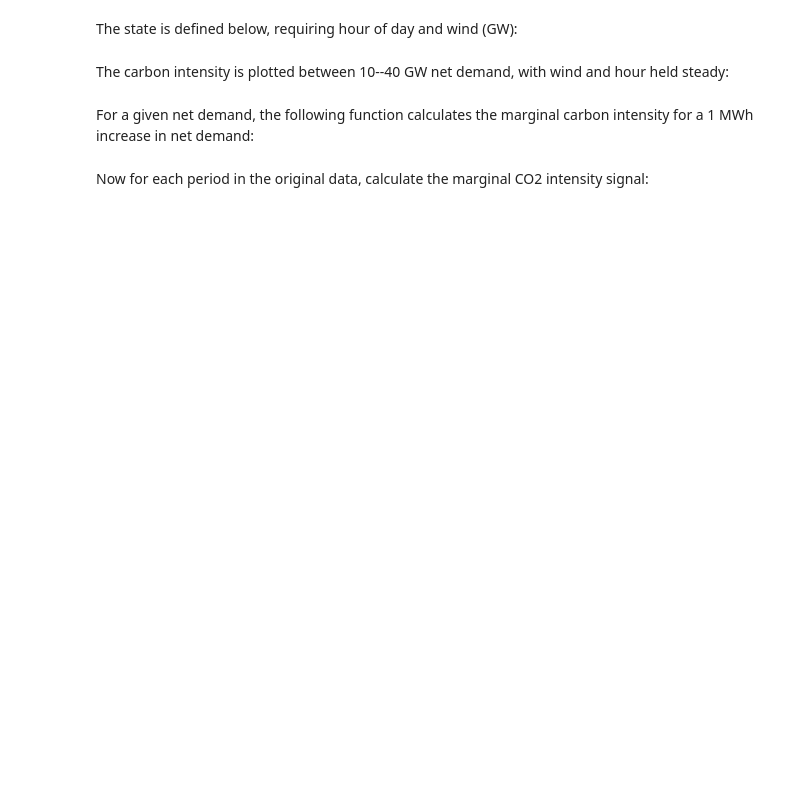
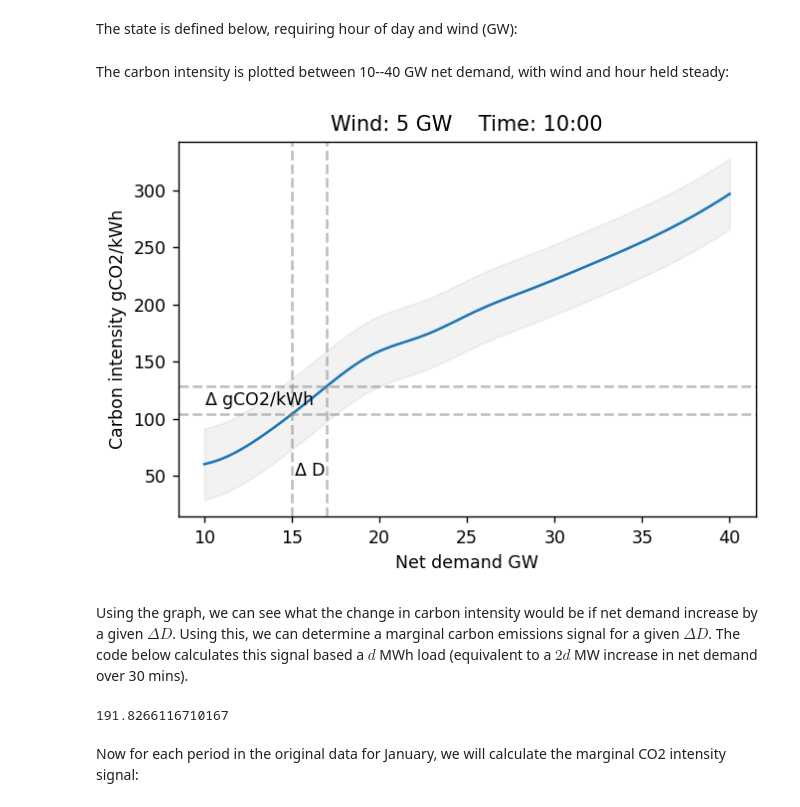
Before and after one commit to pwdemars/marginal_carbon_intensity, a Jupyter notebook: gams.ipynb, the cells around one changed output. Cells and saved outputs as stored; diff of their text form; code cells hidden in the pictures; blank space fills up the shorter version.

```diff
--- a/gams.ipynb
+++ b/gams.ipynb
@@ -229,7 +209,7 @@ def hour_to_sin_cos(hour):
 
     return sin_hour, cos_hour
 # %%
-def predict_gCO2(gam, state, net_demands):
+def predict_gCO2_per_kWh(gam, state, net_demands):
     """
     Predict carbon intensity given a fitted GAM, defined fixed state variables (dict)
     and net demands (array)
@@ -262,52 +242,61 @@ state = {'net_demand': np.nan,
 
 net_demands = np.linspace(10, 40, N)
 
-preds, ints = predict_gCO2(gam, state, net_demands)
+preds, ints = predict_gCO2_per_kWh(gam, state, net_demands)
 # %% [markdown]
 The carbon intensity is plotted between 10--40 GW net demand, with wind and hour held steady:
 # %%
 fig, ax = plt.subplots(dpi=125)
 
 ax.plot(net_demands, preds)
 ax.fill_between(net_demands, ints[:,0], ints[:,1], color='grey', alpha=0.1)
 
 ax.set_xlabel("Net demand GW")
 ax.set_ylabel("Carbon intensity gCO2/kWh")
 
 ax.set_title("Wind: {} GW    Time: {}:00".format(wind, hour))
 
 lwr = 15
 upr = 17
 
-y1 = predict_gCO2(gam, state, np.array([lwr]))[0]
-y2 = predict_gCO2(gam, state, np.array([upr]))[0]
+y1 = predict_gCO2_per_kWh(gam, state, np.array([lwr]))[0]
+y2 = predict_gCO2_per_kWh(gam, state, np.array([upr]))[0]
 
 a = 0.5
 c = 'gray'
 ls = '--'
 ax.axvline(lwr, color=c, alpha=a, linestyle=ls)
 ax.axvline(upr, color=c, alpha=a, linestyle=ls)
 
 ax.axhline(y1, color=c, alpha=a, linestyle=ls)
 ax.axhline(y2, color=c, alpha=a, linestyle=ls)
 
 ax.text((lwr + upr) / 2, 50, '$\Delta$ D', ha='center')
-ax.text(10, (y1 + y2) / 2, '$\Delta$ gCO2', va='center')
+ax.text(10, (y1 + y2) / 2, '$\Delta$ gCO2/kWh', va='center')
 
 plt.savefig('img/example_curve.png')
+# %% [output]
+[figure, added]
-# %% [markdown]
-For a given net demand, the following function calculates the marginal carbon intensity for a 1 MWh increase in net demand:
+# %% [markdown]
+Using the graph, we can see what the change in carbon intensity would be if net demand increase by a given $\Delta D$. Using this, we can determine a marginal carbon emissions signal for a given $\Delta D$. The code below calculates this signal based a $d$ MWh load (equivalent to a $2d$ MW increase in net demand over 30 mins).
 # %%
-def marginal_carbon_intensity(gam, state, net_demand):
+def marginal_carbon_emissions_kgCO2(gam, state, net_demand, MWh = 1):
     """
-    Calculate the carbon intensity change (gCO2) for a 1 MWh increase in
-    net demand
+    Calculate the carbon emissions change (kgCO2) for a MWh increase in
+    net demand (equates to a (2 * MWh) MW average power over 30 mins)
     """
-    preds = predict_gCO2(gam, state, np.array([net_demand, net_demand + 2 * 1e-3]))[0]
-    return np.diff(preds)
+    # Calculate
+    pred = predict_gCO2_per_kWh(gam, state, np.array([net_demand + MWh * 2 * 1e-3]))[0]
 
-float(marginal_carbon_intensity(gam, state, 25))
+    # Just being really explicit here about kgCO2!
+    gCO2 = pred * 1e3 # carbon emissions (gCO2) for 1MWh demand
+    kgCO2 = gCO2 / 1e3 # convert gCO2 to kgCO2
+    return kgCO2
+
+float(marginal_carbon_emissions_kgCO2(gam, state, 25, 100))
+# %% [output]
+191.8266116710167
 # %% [markdown]
-Now for each period in the original data, calculate the marginal CO2 intensity signal:
+Now for each period in the original data for January, we will calculate the marginal CO2 intensity signal:
 # %%
 all_marginals = []
```
Also changed, not shown: parts of 15 cells of this notebook, 2 other files.
